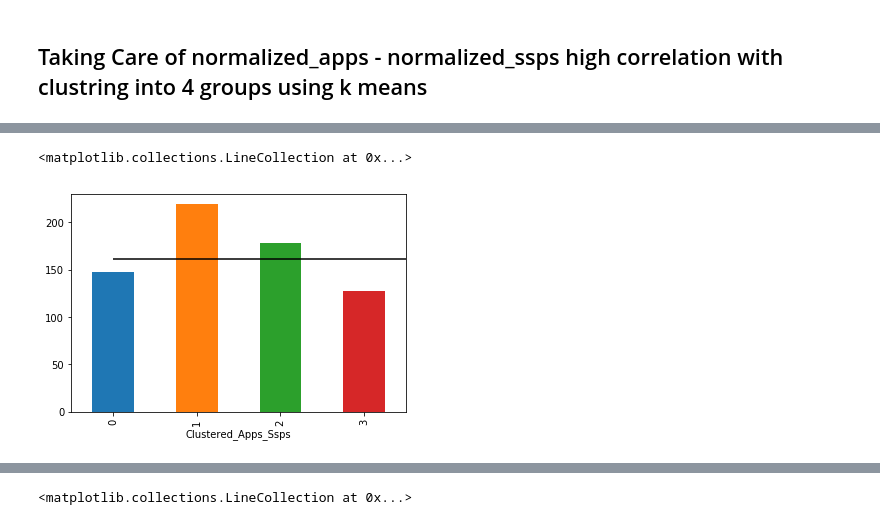
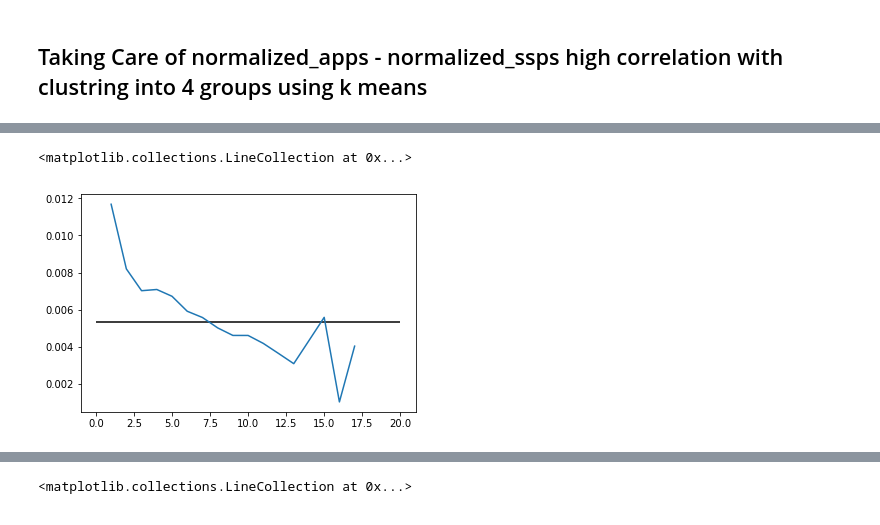
Before and after one commit to Talisberg/TCDS_Final_Project, a Jupyter notebook: Exploration.ipynb, the cells around one changed output, grey strips where cells are left out. Saved outputs shown, nothing was run; the diff lists cells and outputs as text; code cells hidden in the pictures.

```diff
--- a/Exploration.ipynb
+++ b/Exploration.ipynb
@@ -131,6 +152,0 @@ plt.scatter(centroids[:, 0], centroids[:, 1], c='red', s=50)
-# %%
-#adding back the feature to the table.
-
-apps_ssps = pd.DataFrame(kmeans.labels_,columns = ['Clustered_Apps_Ssps'])
-df = df.reset_index()
-df = df.join(apps_ssps)
@@ -139,12 +153,6 @@ prior_ROAS = 100*df.installprice.sum()/ df.Impression_Price.sum()
-# %%
-Eval_matrix = df[[
-                    'Clustered_Apps_Ssps','Impression_Price','installprice'
-                ]].groupby(by='Clustered_Apps_Ssps').sum()
-
-Eval_matrix['ROAS'] = 100*Eval_matrix.installprice / Eval_matrix.Impression_Price
-
-Eval_matrix.ROAS.plot.bar()
-plt.hlines(prior_ROAS,xmin = 0, xmax = 4)
-# %% [output]
-<matplotlib.collections.LineCollection at 0x...>
-[figure, removed]
+# %%
+(df[df.install == 1].ssps.value_counts()/df.ssps.value_counts()).plot()
+plt.hlines(prior_inst_rate,xmin = 0,xmax = 20)
+# %% [output]
+<matplotlib.collections.LineCollection at 0x...>
+[figure, added]
```
Also changed, not shown: parts of 26 cells of this notebook.
